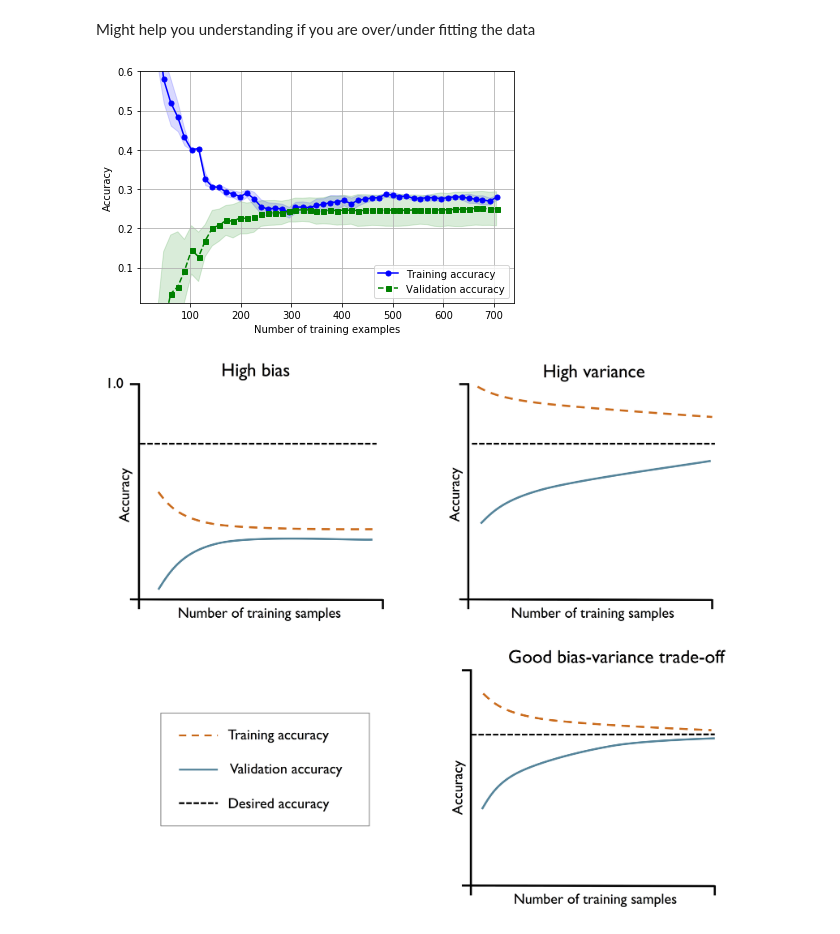
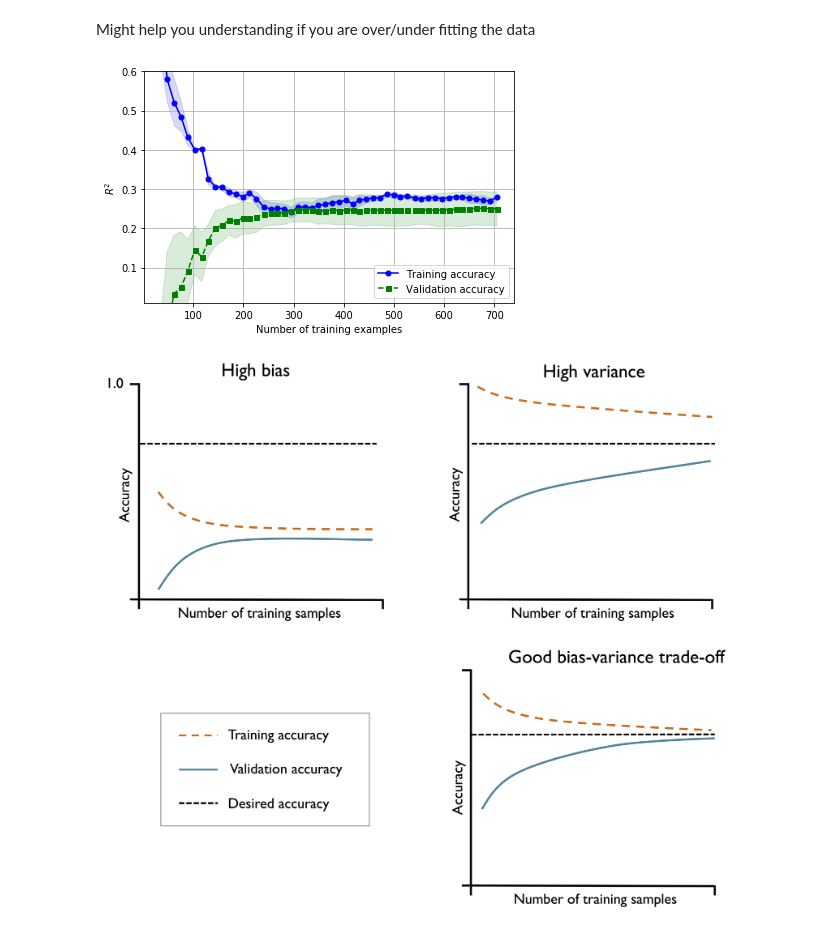
Before and after one commit to yaniyuval/ML1_IAP, a Jupyter notebook: lesson2-RandomForest_reg.ipynb, the cells around one changed output. Saved outputs shown, nothing was run; the diff lists cells and outputs as text; code cells hidden in the pictures.

```diff
--- a/lesson2-RandomForest_reg.ipynb
+++ b/lesson2-RandomForest_reg.ipynb
@@ -403,35 +402,35 @@ train_sizes, train_scores, test_scores =\
 train_mean = np.mean(train_scores, axis=1)
 train_std = np.std(train_scores, axis=1)
 test_mean = np.mean(test_scores, axis=1)
 test_std = np.std(test_scores, axis=1)
 
 plt.plot(train_sizes, train_mean,
          color='blue', marker='o',
          markersize=5, label='Training accuracy')
 
 plt.fill_between(train_sizes,
                  train_mean + train_std,
                  train_mean - train_std,
                  alpha=0.15, color='blue')
 
 plt.plot(train_sizes, test_mean,
          color='green', linestyle='--',
          marker='s', markersize=5,
          label='Validation accuracy')
 
 plt.fill_between(train_sizes,
                  test_mean + test_std,
                  test_mean - test_std,
                  alpha=0.15, color='green')
 
 plt.grid()
 plt.xlabel('Number of training examples')
-plt.ylabel('Accuracy')
+plt.ylabel('$R^2$')
 plt.legend(loc='lower right')
 plt.ylim([0.01, 0.6])
 plt.tight_layout()
 # %% [output]
-[figure, old version]
+[figure, new version]
 # %%
 # The figure below is taken from Python Machine Learning book by Sebastian Raschka
 Image(filename='figs/Learning_curve.png', width=700)
```
Also changed, not shown: parts of 11 cells of this notebook.
